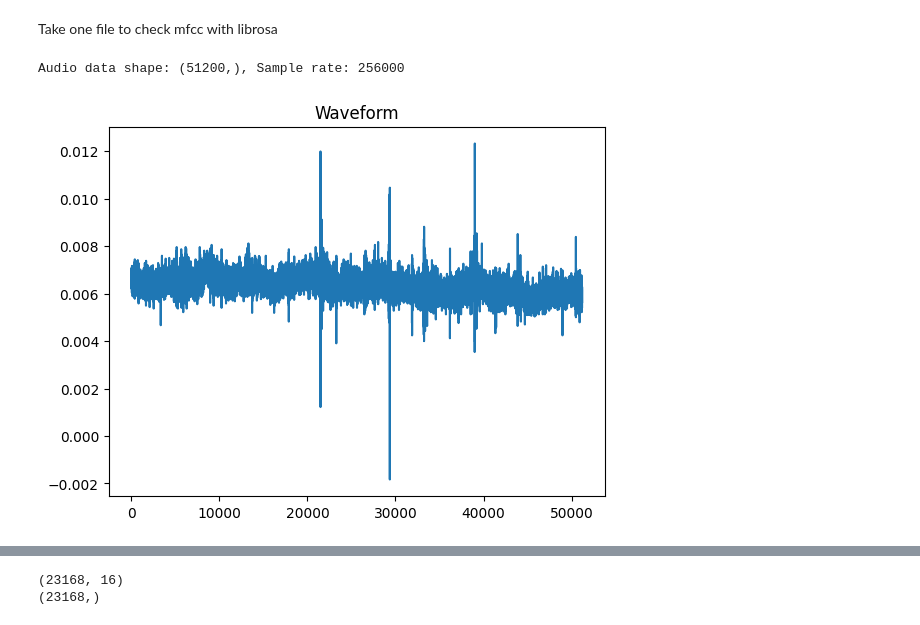
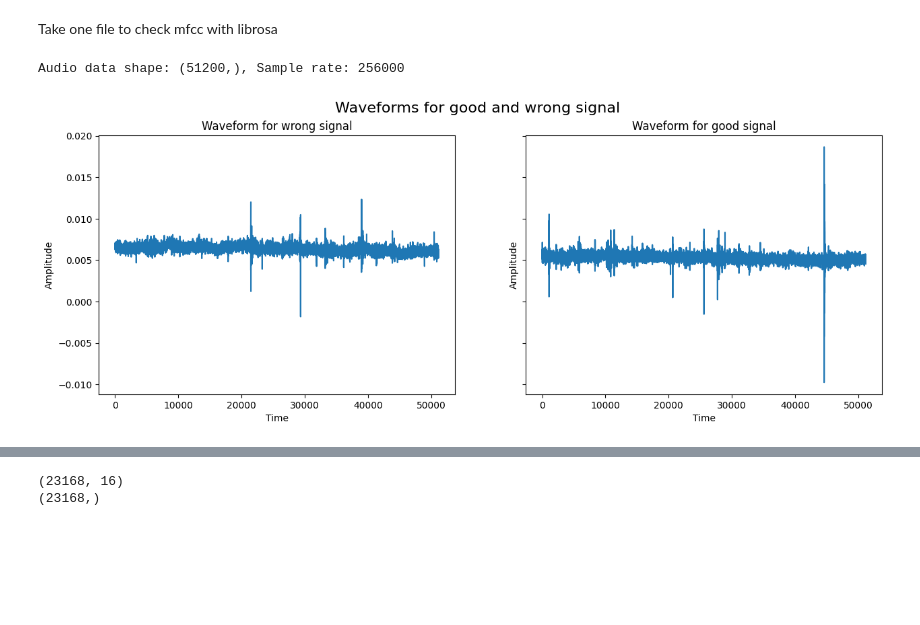
Before and after one commit to tristangclvs/-DataChallenge--Odontocetes_click_sounds_detection, a Jupyter notebook: notebooks/notebook_scikit_learn.ipynb, the cells around one changed output, grey strips where cells are left out. Saved outputs shown, nothing was run; the diff lists cells and outputs as text; code cells hidden in the pictures; blank space fills up the shorter version.

Commit message:
feat: add subplot for good waveform

```diff
--- a/notebooks/notebook_scikit_learn.ipynb
+++ b/notebooks/notebook_scikit_learn.ipynb
@@ -39,7 +38,7 @@ from tqdm import tqdm
 %matplotlib inline
 # %%
 # Set the path to the downloaded data
-download_path = Path.cwd() / ".dataset"
+download_path = Path.cwd() / "../" / ".dataset"
 
 # Read labels file
 labels_file = download_path / "Y_train_ofTdMHi.csv"
@@ -76,15 +75,26 @@ Here is the split into good and bad signals:
 Take one file to check mfcc with librosa
 # %%
 # Get the file and load it
-file_path = df.loc[0, "relative_path"]
-audio_data, sr = librosa.load(file_path, sr=None)
-print(f"Audio data shape: {audio_data.shape}, Sample rate: {sr}")
+file_paths = [df.loc[0, "relative_path"], df.loc[1, "relative_path"]]
+file_labels= [df.loc[0, "label"], df.loc[1, "label"]]
+audio_data1, sr1 = librosa.load(file_paths[0], sr=None)
+audio_data2, sr2 = librosa.load(file_paths[1], sr=None)
+print(f"Audio data shape: {audio_data1.shape}, Sample rate: {sr1}")
 
 # Plot the audio signal
-fig, ax = plt.subplots(nrows=1, sharex=True)
-plt.plot(audio_data)
-plt.title('Waveform')
+fig, ax = plt.subplots(nrows=1, ncols=2, figsize=(15, 5), sharey=True)
+fig.suptitle('Waveforms for good and wrong signal', fontsize=16)
+for i in range(2):
+    ax[i].set_xlabel("Time")
+    ax[i].set_ylabel("Amplitude")
+
+ax[0].plot(audio_data1)
+ax[0].title.set_text('Waveform for wrong signal')
+
+ax[1].plot(audio_data2)
+ax[1].title.set_text('Waveform for good signal')
+
 plt.show()
 # %% [output]
 Audio data shape: (51200,), Sample rate: 256000
-[figure, old version]
+[figure, new version]
```
Also changed, not shown: parts of 2 cells of this notebook, 1 other file.
